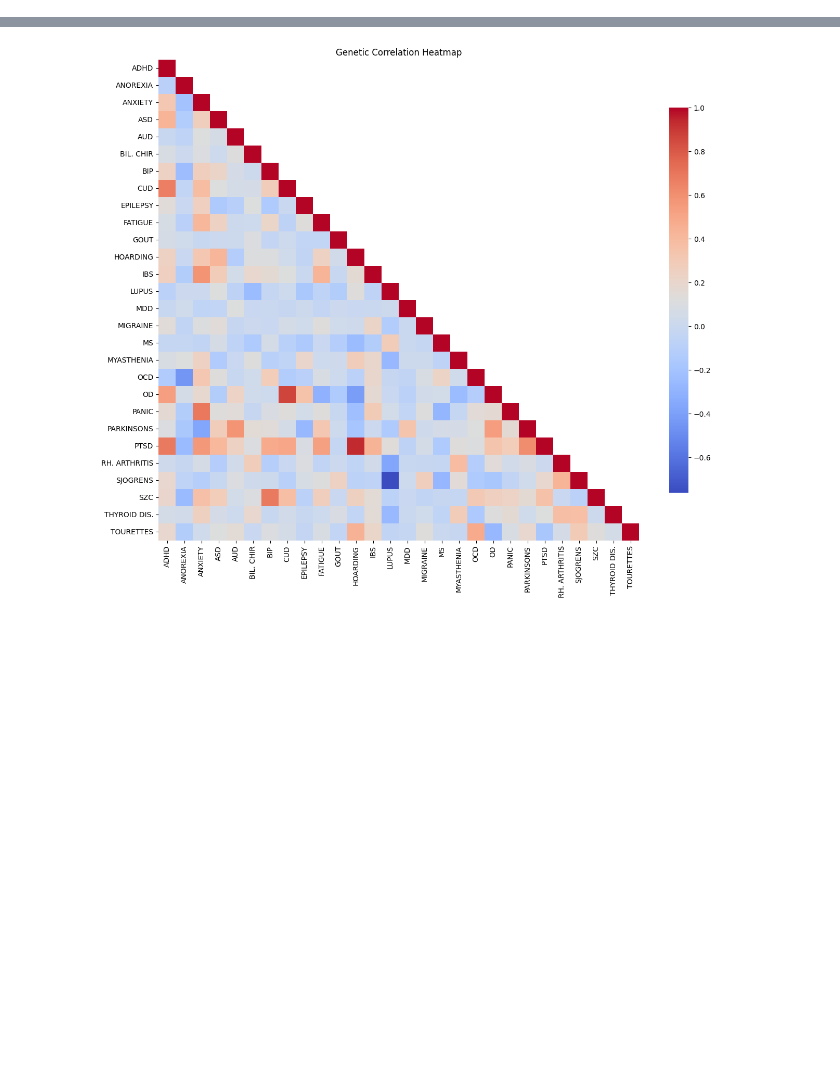
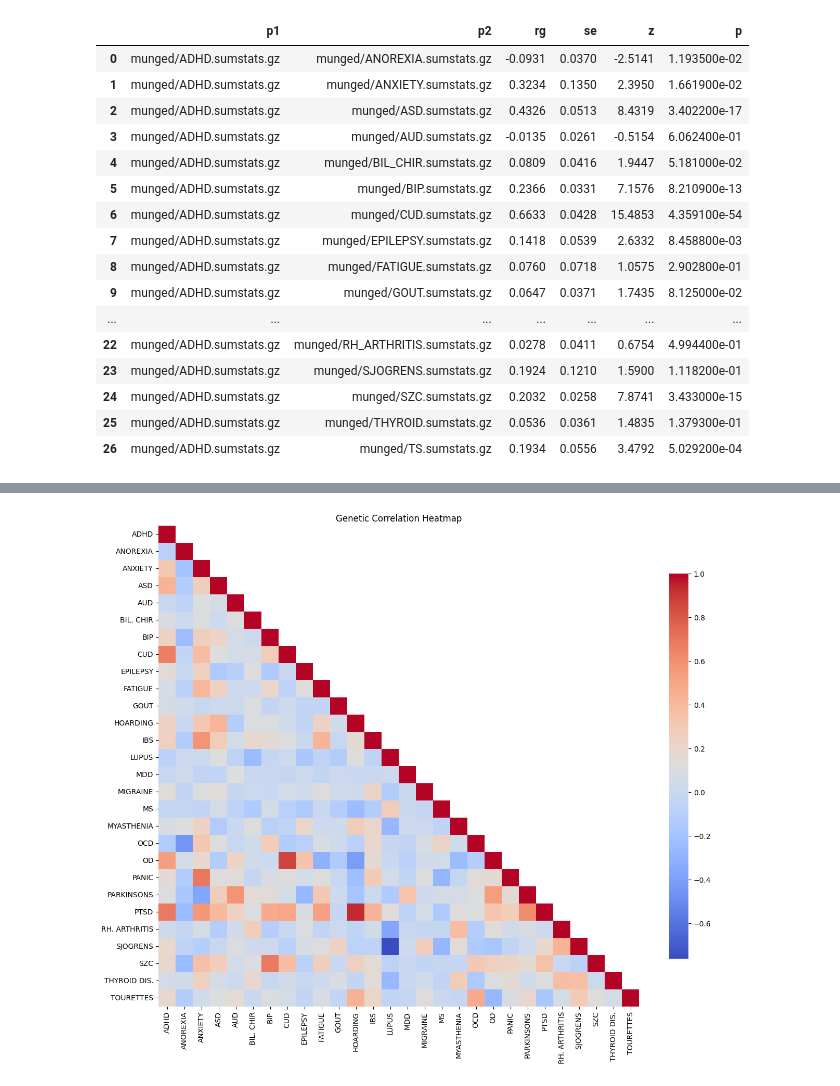
Before and after one commit to Aje026/Genetic-Overlap-in-Female-Biased-Disorders, a Jupyter notebook: correlation_ldsc_all.ipynb, the cells around one changed output, grey strips where cells are left out. Saved outputs shown, nothing was run; the diff lists cells and outputs as text; code cells hidden in the pictures; blank space fills up the shorter version.

```diff
--- a/correlation_ldsc_all.ipynb
+++ b/correlation_ldsc_all.ipynb
@@ -26,6 +23,26 @@ for file in ex_table_files:
     #remove last two rows
     df = df.iloc[:-2]
     df_list.append(df)
+# %%
+df_list[0]
+# %% [output]
+|  | p1 | p2 | rg | se | z | p |
+| 0 | munged/ADHD.sumstats.gz | munged/ANOREXIA.sumstats.gz | -0.0931 | 0.0370 | -2.5141 | 1.193500e-02 |
+| 1 | munged/ADHD.sumstats.gz | munged/ANXIETY.sumstats.gz | 0.3234 | 0.1350 | 2.3950 | 1.661900e-02 |
+| 2 | munged/ADHD.sumstats.gz | munged/ASD.sumstats.gz | 0.4326 | 0.0513 | 8.4319 | 3.402200e-17 |
+| 3 | munged/ADHD.sumstats.gz | munged/AUD.sumstats.gz | -0.0135 | 0.0261 | -0.5154 | 6.062400e-01 |
+| 4 | munged/ADHD.sumstats.gz | munged/BIL_CHIR.sumstats.gz | 0.0809 | 0.0416 | 1.9447 | 5.181000e-02 |
+| 5 | munged/ADHD.sumstats.gz | munged/BIP.sumstats.gz | 0.2366 | 0.0331 | 7.1576 | 8.210900e-13 |
+| 6 | munged/ADHD.sumstats.gz | munged/CUD.sumstats.gz | 0.6633 | 0.0428 | 15.4853 | 4.359100e-54 |
+| 7 | munged/ADHD.sumstats.gz | munged/EPILEPSY.sumstats.gz | 0.1418 | 0.0539 | 2.6332 | 8.458800e-03 |
+| 8 | munged/ADHD.sumstats.gz | munged/FATIGUE.sumstats.gz | 0.0760 | 0.0718 | 1.0575 | 2.902800e-01 |
+| 9 | munged/ADHD.sumstats.gz | munged/GOUT.sumstats.gz | 0.0647 | 0.0371 | 1.7435 | 8.125000e-02 |
+| ... | ... | ... | ... | ... | ... | ... |
+| 22 | munged/ADHD.sumstats.gz | munged/RH_ARTHRITIS.sumstats.gz | 0.0278 | 0.0411 | 0.6754 | 4.994400e-01 |
+| 23 | munged/ADHD.sumstats.gz | munged/SJOGRENS.sumstats.gz | 0.1924 | 0.1210 | 1.5900 | 1.118200e-01 |
+| 24 | munged/ADHD.sumstats.gz | munged/SZC.sumstats.gz | 0.2032 | 0.0258 | 7.8741 | 3.433000e-15 |
+| 25 | munged/ADHD.sumstats.gz | munged/THYROID.sumstats.gz | 0.0536 | 0.0361 | 1.4835 | 1.379300e-01 |
+| 26 | munged/ADHD.sumstats.gz | munged/TS.sumstats.gz | 0.1934 | 0.0556 | 3.4792 | 5.029200e-04 |
 # %%
 #function to fill a dataframe with values from the ldsc analysis
 
```
Also changed, not shown: parts of 4 cells of this notebook, 3 other files.
